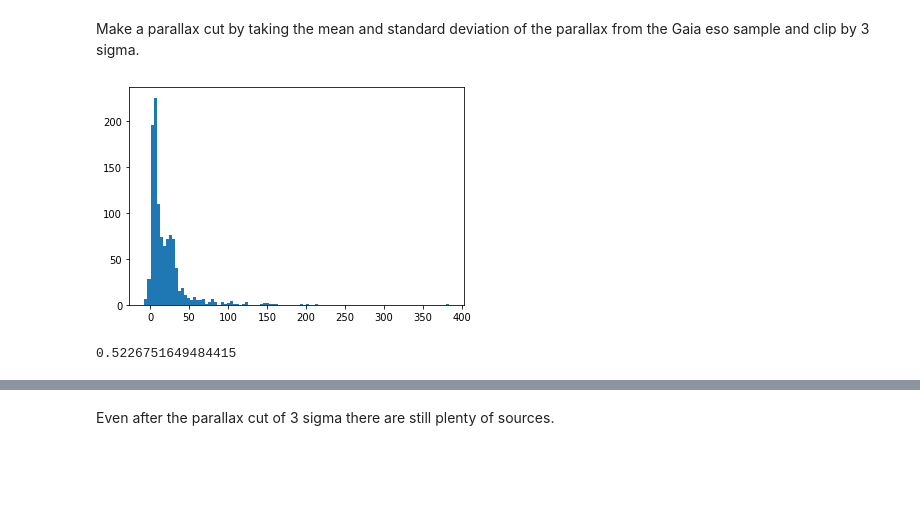
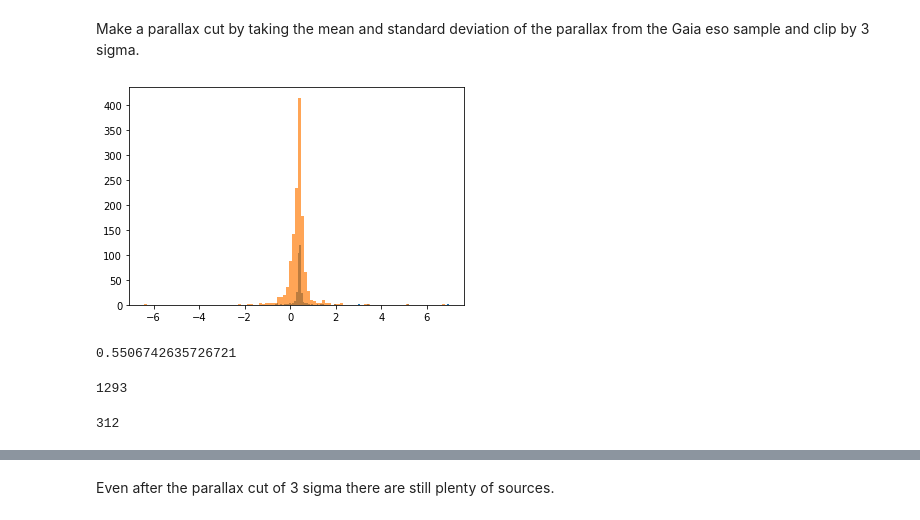
Before and after one commit to ocallam6/GES, a Jupyter notebook: Analysis/membership_prob.ipynb, the cells around one changed output, grey strips where cells are left out. Cells and saved outputs as stored; diff of their text form; code cells hidden in the pictures; blank space fills up the shorter version.

```diff
--- a/Analysis/membership_prob.ipynb
+++ b/Analysis/membership_prob.ipynb
@@ -125,0 +149,3 @@ globular_cluster_data=pd.DataFrame.merge(GC, gaia_df_gc,on='GAIA_eDR3_ID')
+# %%
+gaia_not_eso=gaia_not_eso[gaia_not_eso['phot_g_mean_mag']<=18.0]
+gaia_eso=gaia_eso[gaia_eso['phot_g_mean_mag']<=18.0]
@@ -125,0 +180,8 @@ globular_cluster_data=pd.DataFrame.merge(GC, gaia_df_gc,on='GAIA_eDR3_ID')
+# %%
+bound=[gaia_eso['pm'].median()-3*gaia_eso['pm'].std(),gaia_eso['pm'].median()+3*gaia_eso['pm'].std()]
+# %%
+truth1=gaia_not_eso['pm']>=bound[0]
+truth2=gaia_not_eso['pm']<=bound[1]
+gaia_not_eso=gaia_not_eso[truth1]
+gaia_not_eso=gaia_not_eso[truth2]
+len(gaia_not_eso)
@@ -125,0 +190,6 @@ globular_cluster_data=pd.DataFrame.merge(GC, gaia_df_gc,on='GAIA_eDR3_ID')
+# %%
+truth1=gaia_eso['pm']>=bound[0]
+truth2=gaia_eso['pm']<=bound[1]
+gaia_eso=gaia_eso[truth1]
+gaia_eso=gaia_eso[truth2]
+len(gaia_eso)
@@ -128,12 +200,13 @@ globular_cluster_data=pd.DataFrame.merge(GC, gaia_df_gc,on='GAIA_eDR3_ID')
 # %% [markdown]
 Make a parallax cut by taking the mean and standard deviation of the parallax from the Gaia eso sample and clip by 3 sigma.
 # %%
-plt.hist(globular_cluster_data['parallax_over_error'],bins=100)
+plt.hist(gaia_eso['parallax'],bins=100)
+plt.hist(gaia_not_eso['parallax'],bins=100,alpha=0.7)
 plt.show()
 # %% [output]
-[figure, old version]
+[figure, new version]
 # %%
-np.std(globular_cluster_data['parallax'])
+np.std(gaia_eso['parallax'])
 # %% [output]
-0.5226751649484415
+0.5506742635726721
 # %%
@@ -144,6 +216,17 @@ truth1=gaia_not_eso['parallax']>=bound[0]
 truth2=gaia_not_eso['parallax']<=bound[1]
 gaia_not_eso=gaia_not_eso[truth1]
 gaia_not_eso=gaia_not_eso[truth2]
+len(gaia_not_eso)
+# %% [output]
+1293
+# %%
+truth1=gaia_eso['parallax']>=bound[0]
+truth2=gaia_eso['parallax']<=bound[1]
+gaia_eso=gaia_eso[truth1]
+gaia_eso=gaia_eso[truth2]
+len(gaia_eso)
+# %% [output]
+312
 # %%
 gaia_not_eso['parallax'].min()
 # %% [output]
```
Also changed, not shown: parts of 73 cells of this notebook, 1 other file.
